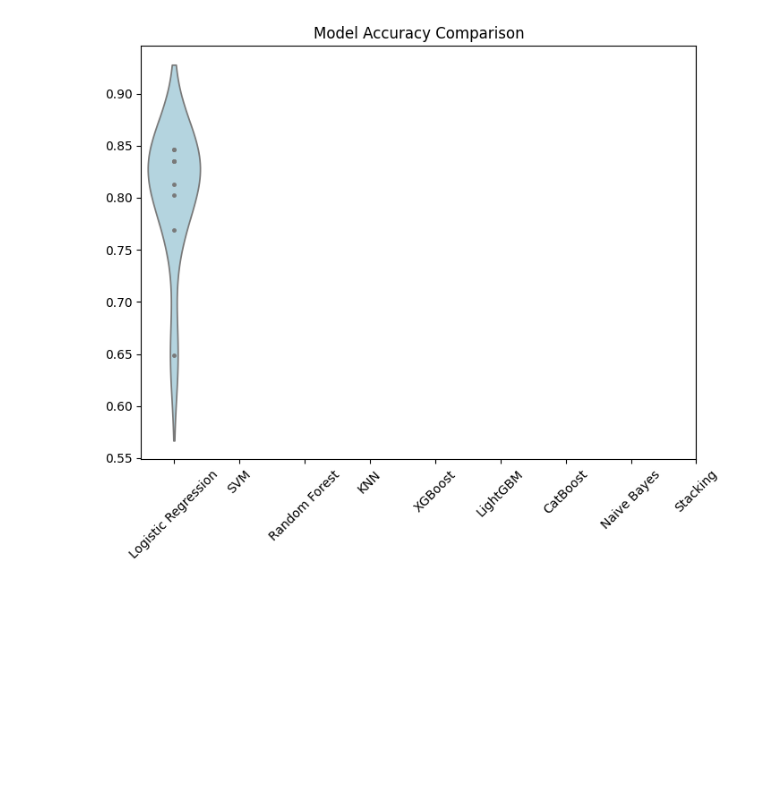
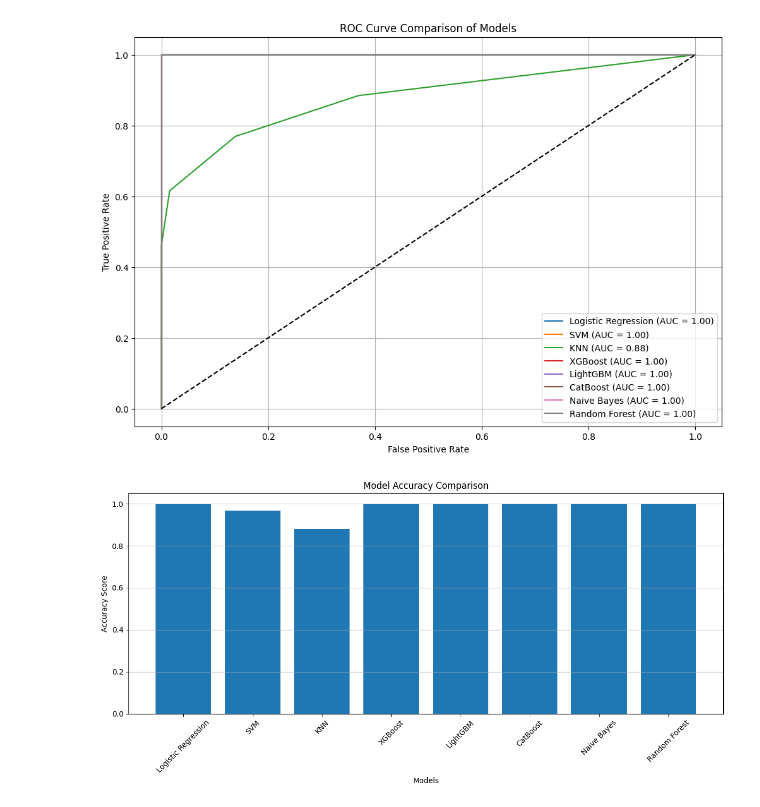
Before and after one commit to kushagra-a-singh/Cardiovascular-Diseases-Prediction, a Jupyter notebook: ML_HeartDisease.ipynb, the cells around one changed output. Saved outputs shown, nothing was run; the diff lists cells and outputs as text; code cells hidden in the pictures; blank space fills up the shorter version.

Commit message:
models are  ready to classify the disease types

```diff
--- a/ML_HeartDisease.ipynb
+++ b/ML_HeartDisease.ipynb
@@ -240,14 +246,12 @@ weighted avg       0.84      0.84      0.84        91
 # %%
 # Learning curve plot
-from sklearn.model_selection import learning_curve
-
 plt.figure(figsize=(10, 8))
 
 # Loop through all models to plot their learning curves
 for model_name, model in models.items():
     try:
         # Only plot learning curves for models that work with sklearn's learning_curve
-        train_sizes, train_scores, test_scores = learning_curve(model, X_train_cleveland, y_train_cleveland, cv=5, n_jobs=1)  # Avoid parallelism for simplicity
+        train_sizes, train_scores, test_scores = learning_curve(model, X_train_cleveland, y_train_cleveland.iloc[:, 0], cv=5, n_jobs=1)  # Avoid parallelism for simplicity
 
         # Plotting the learning curve
         plt.plot(train_sizes, train_scores.mean(axis=1), label=f'{model_name} Train', lw=2)
@@ -262,23 +266,64 @@ plt.ylabel('Score')
 plt.legend()
 plt.show()
 
-# Violin plot for model comparison (Accuracy score)
-accuracy_scores = []
+# ROC Curve Comparison
+plt.figure(figsize=(12, 8))
+for model_name, model in models.items():
+    if model_name != "Random Forest":  # Skip Random Forest as it's handled separately
+        try:
+            # Get probability predictions
+            y_prob = model.predict_proba(X_test_cleveland)[:, 1]
 
+            # Calculate ROC curve
+            fpr, tpr, _ = roc_curve(y_test_cleveland.iloc[:, 0], y_prob)
+            roc_auc = roc_auc_score(y_test_cleveland.iloc[:, 0], y_prob)
+
+            # Plot ROC curve
+            plt.plot(fpr, tpr, label=f'{model_name} (AUC = {roc_auc:.2f})')
+
+        except Exception as e:
+            print(f"Skipping ROC curve for {model_name} due to error: {e}")
+
+# Add Random Forest ROC curve (using the first estimator of multi_output_model)
+rf_prob = multi_output_model.estimators_[0].predict_proba(X_test_cleveland)[:, 1]
+fpr_rf, tpr_rf, _ = roc_curve(y_test_cleveland.iloc[:, 0], rf_prob)
+roc_auc_rf = roc_auc_score(y_test_cleveland.iloc[:, 0], rf_prob)
+plt.plot(fpr_rf, tpr_rf, label=f'Random Forest (AUC = {roc_auc_rf:.2f})')
+
+plt.plot([0, 1], [0, 1], 'k--')  # Diagonal line
+plt.xlabel('False Positive Rate')
+plt.ylabel('True Positive Rate')
+plt.title('ROC Curve Comparison of Models')
+plt.legend(loc='lower right')
+plt.grid(True)
+plt.show()
+
+# Model Accuracy Comparison
+plt.figure(figsize=(12, 6))
+model_accuracies = {}
+
+# Calculate accuracies for all models except Random Forest
 for model_name, model in models.items():
-    model.fit(X_train_cleveland, y_train_cleveland)
-    accuracy = accuracy_score(y_test_cleveland, model.predict(X_test_cleveland))
-    accuracy_scores.append(accuracy)
+    if model_name != "Random Forest":
+        try:
+            y_pred = model.predict(X_test_cleveland)
+            accuracy = accuracy_score(y_test_cleveland.iloc[:, 0], y_pred)
+            model_accuracies[model_name] = accuracy
+        except Exception as e:
+            print(f"Skipping accuracy calculation for {model_name} due to error: {e}")
 
-# Add stacking model accuracy
-stacking_accuracy = accuracy_score(y_test_cleveland, y_pred_final)  # This is the accuracy of the custom stacking model
-accuracy_scores.append(stacking_accuracy)
+# Add Random Forest accuracy (using the first target)
+rf_accuracy = accuracy_score(y_test_cleveland.iloc[:, 0], y_pred_multi[:, 0])
+model_accuracies["Random Forest"] = rf_accuracy
 
-# Plotting the violin plot for accuracy comparison
-plt.figure(figsize=(8, 6))
-sns.violinplot(data=accuracy_scores, inner="point", color="lightblue")
-plt.xticks(range(len(models) + 1), list(models.keys()) + ['Stacking'], rotation=45)  # Include 'Stacking' in the x-axis labels
+# Create bar plot
+plt.bar(range(len(model_accuracies)), list(model_accuracies.values()))
+plt.xticks(range(len(model_accuracies)), list(model_accuracies.keys()), rotation=45)
 plt.title('Model Accuracy Comparison')
+plt.xlabel('Models')
+plt.ylabel('Accuracy Score')
+plt.grid(True, axis='y')
+plt.tight_layout()
 plt.show()
 # %% [output]
 Skipping XGBoost due to error: 'super' object has no attribute '__sklearn_tags__'
@@ -319 +347,2 @@ And if memory is not enough, you can set `force_col_wise=true`.
-[figure, old version]
+[figure, new version]
+[figure, added]
```
Also changed, not shown: parts of 5 cells of this notebook.
